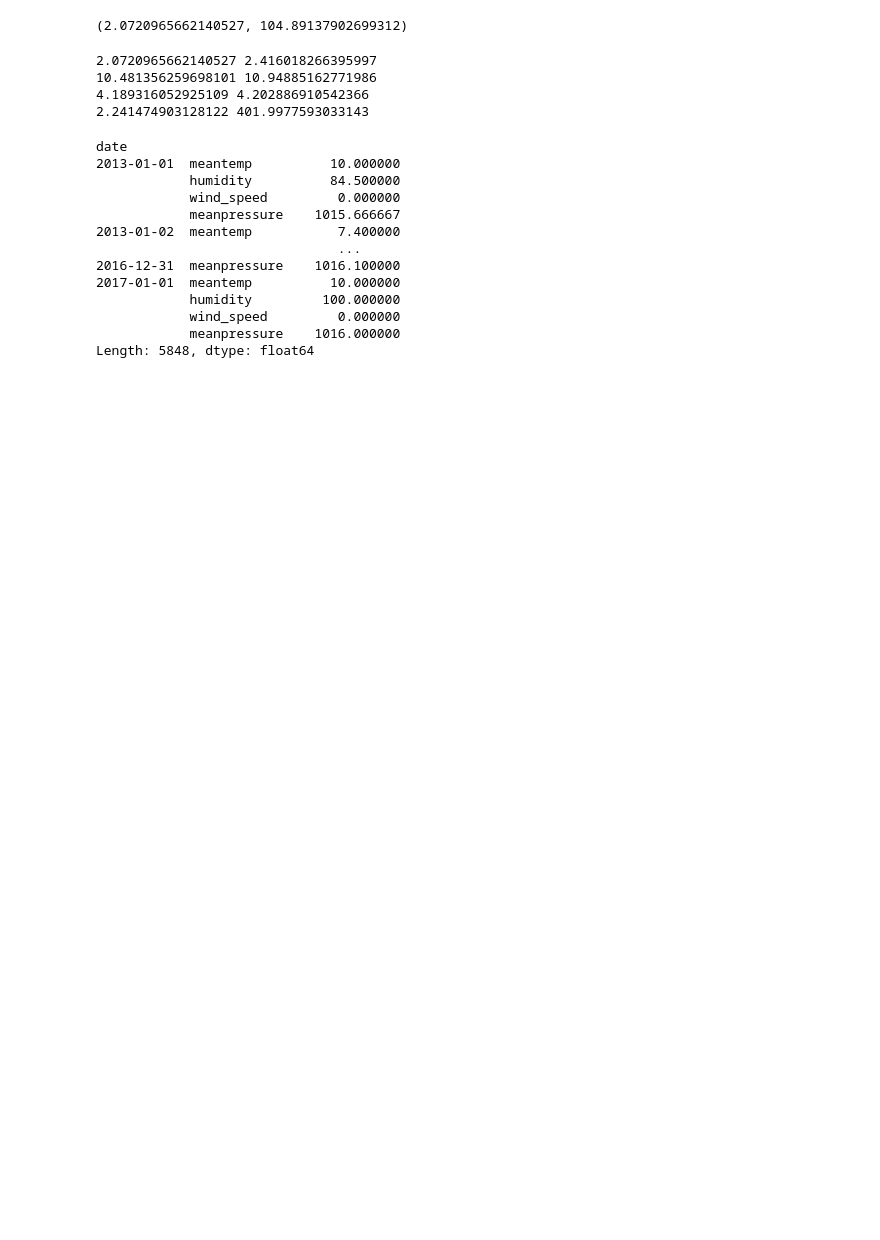
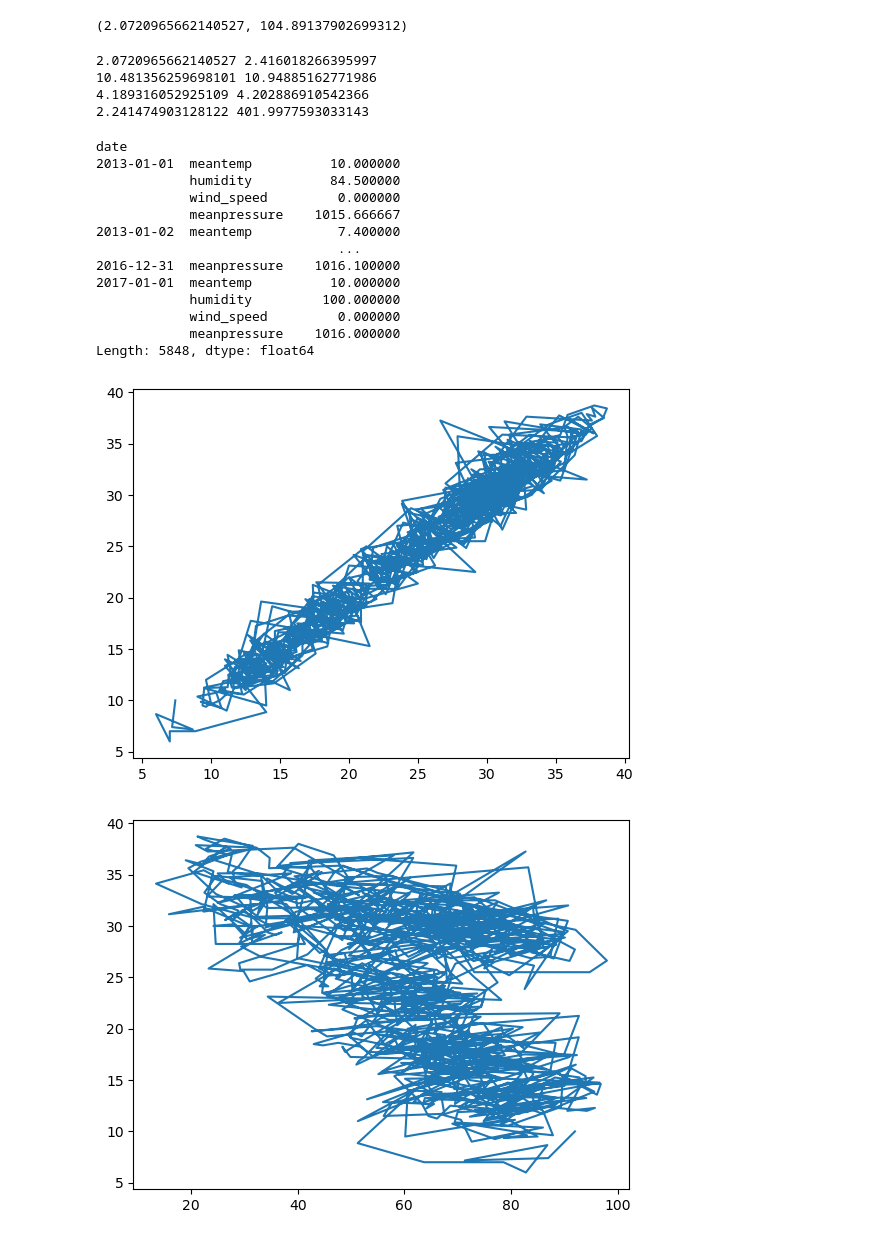
Before and after one commit to VisheshManav/FinalYearProject, a Jupyter notebook: Notebooks/notebook.ipynb, the cells around one changed output. Cells and saved outputs as stored; diff of their text form; code cells hidden in the pictures; blank space fills up the shorter version.

Commit message:
check: correlation between variables and shift column

```diff
--- a/Notebooks/notebook.ipynb
+++ b/Notebooks/notebook.ipynb
@@ -8,7 +8,8 @@ import seaborn as sns
 import matplotlib.pyplot as plt
 %matplotlib inline
 # %%
-df = pd.read_csv('./TimeSeriesData/DailyDelhiClimateTrain.csv', index_col='date', parse_dates=True)
+url = 'https://raw.githubusercontent.com/VisheshManav/FinalYearProject/main/Data/DailyDelhiClimateTrain.csv'
+df = pd.read_csv(url, index_col='date', parse_dates=True)
 # %%
 df.head()
 # %% [output]
@@ -182,3 +182,3 @@ def plot_periodogram(ts, detrend='linear', ax=None):
 # %%
-for col in df.columns:
-    plot_periodogram(y[col])
+#for col in df.columns:
+#    plot_periodogram(y[col])
@@ -444,3 +387,10 @@ date
             wind_speed         0.000000
             meanpressure    1016.000000
 Length: 5848, dtype: float64
+# %%
+for col in y_train.columns:
+    plt.plot(y_train[col], y_train['meantemp'].shift(1))
+    plt.show()
+# %% [output]
+[figure, added]
+[figure, added]
```
Also changed, not shown: parts of 11 cells of this notebook.
